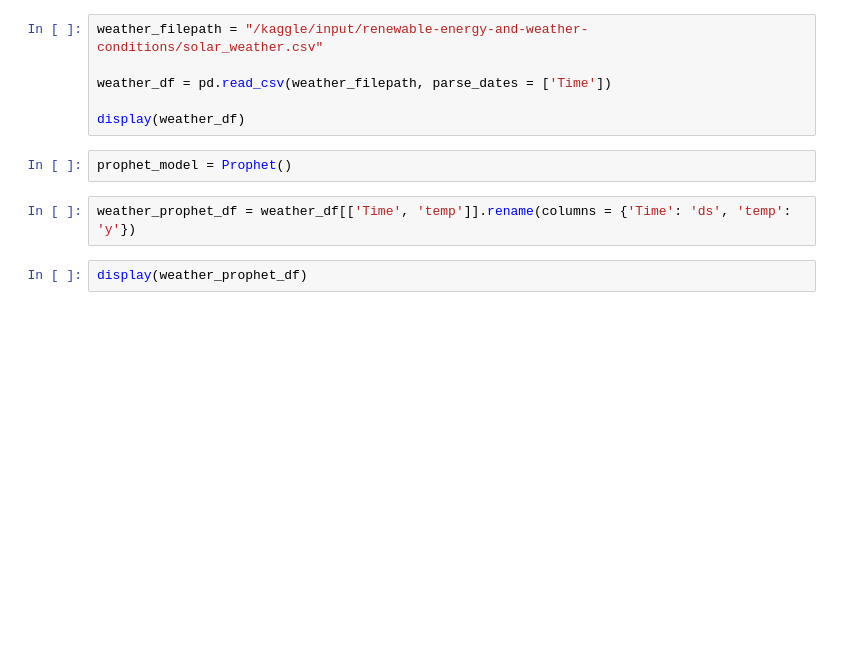
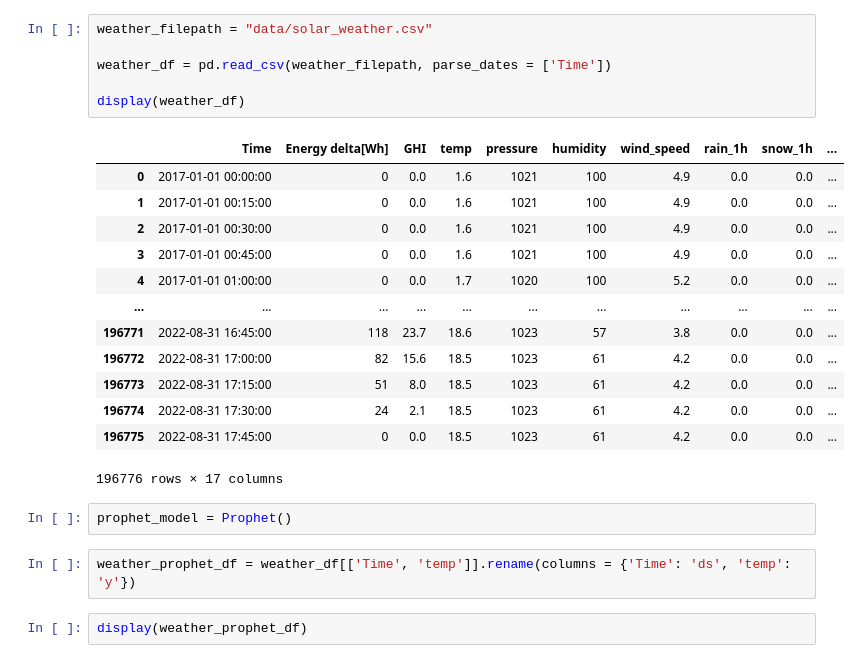
Before and after one commit to MichaelTheFear/INF1038_Aprendizado_Automatico_Trab_1, a Jupyter notebook: inf1038-time-series-prophet.ipynb, the cells around one changed output. Cells and saved outputs as stored; diff of their text form; blank space fills up the shorter version.

```diff
--- a/inf1038-time-series-prophet.ipynb
+++ b/inf1038-time-series-prophet.ipynb
@@ -8,9 +50,23 @@ from sklearn.model_selection import train_test_split
 # %%
-weather_filepath = "/kaggle/input/renewable-energy-and-weather-conditions/solar_weather.csv"
+weather_filepath = "data/solar_weather.csv"
 
 weather_df = pd.read_csv(weather_filepath, parse_dates = ['Time'])
 
 display(weather_df)
+# %% [output]
+|  | Time | Energy delta[Wh] | GHI | temp | pressure | humidity | wind_speed | rain_1h | snow_1h | ... |
+| 0 | 2017-01-01 00:00:00 | 0 | 0.0 | 1.6 | 1021 | 100 | 4.9 | 0.0 | 0.0 | ... |
+| 1 | 2017-01-01 00:15:00 | 0 | 0.0 | 1.6 | 1021 | 100 | 4.9 | 0.0 | 0.0 | ... |
+| 2 | 2017-01-01 00:30:00 | 0 | 0.0 | 1.6 | 1021 | 100 | 4.9 | 0.0 | 0.0 | ... |
+| 3 | 2017-01-01 00:45:00 | 0 | 0.0 | 1.6 | 1021 | 100 | 4.9 | 0.0 | 0.0 | ... |
+| 4 | 2017-01-01 01:00:00 | 0 | 0.0 | 1.7 | 1020 | 100 | 5.2 | 0.0 | 0.0 | ... |
+| ... | ... | ... | ... | ... | ... | ... | ... | ... | ... | ... |
+| 196771 | 2022-08-31 16:45:00 | 118 | 23.7 | 18.6 | 1023 | 57 | 3.8 | 0.0 | 0.0 | ... |
+| 196772 | 2022-08-31 17:00:00 | 82 | 15.6 | 18.5 | 1023 | 61 | 4.2 | 0.0 | 0.0 | ... |
+| 196773 | 2022-08-31 17:15:00 | 51 | 8.0 | 18.5 | 1023 | 61 | 4.2 | 0.0 | 0.0 | ... |
+| 196774 | 2022-08-31 17:30:00 | 24 | 2.1 | 18.5 | 1023 | 61 | 4.2 | 0.0 | 0.0 | ... |
+| 196775 | 2022-08-31 17:45:00 | 0 | 0.0 | 18.5 | 1023 | 61 | 4.2 | 0.0 | 0.0 | ... |
+196776 rows × 17 columns
 # %%
 prophet_model = Prophet()
 # %%
```
Also changed, not shown: parts of 10 cells of this notebook, 3 other files.
